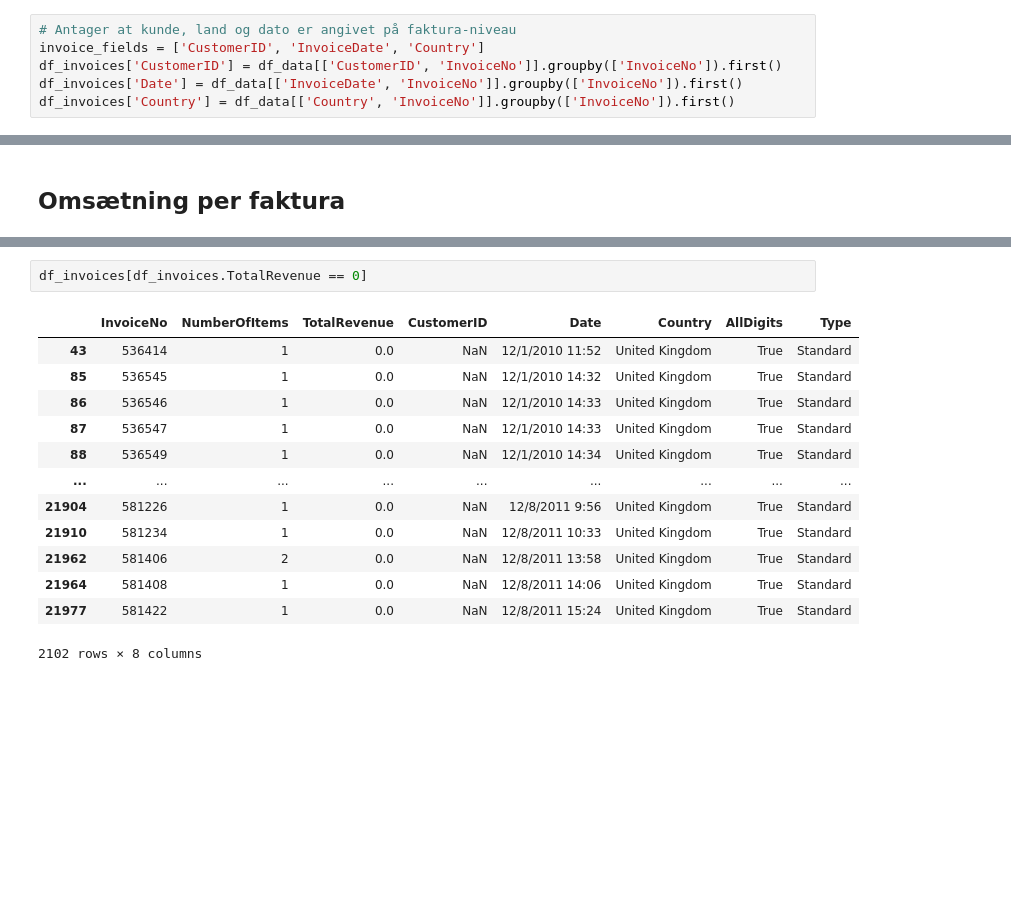
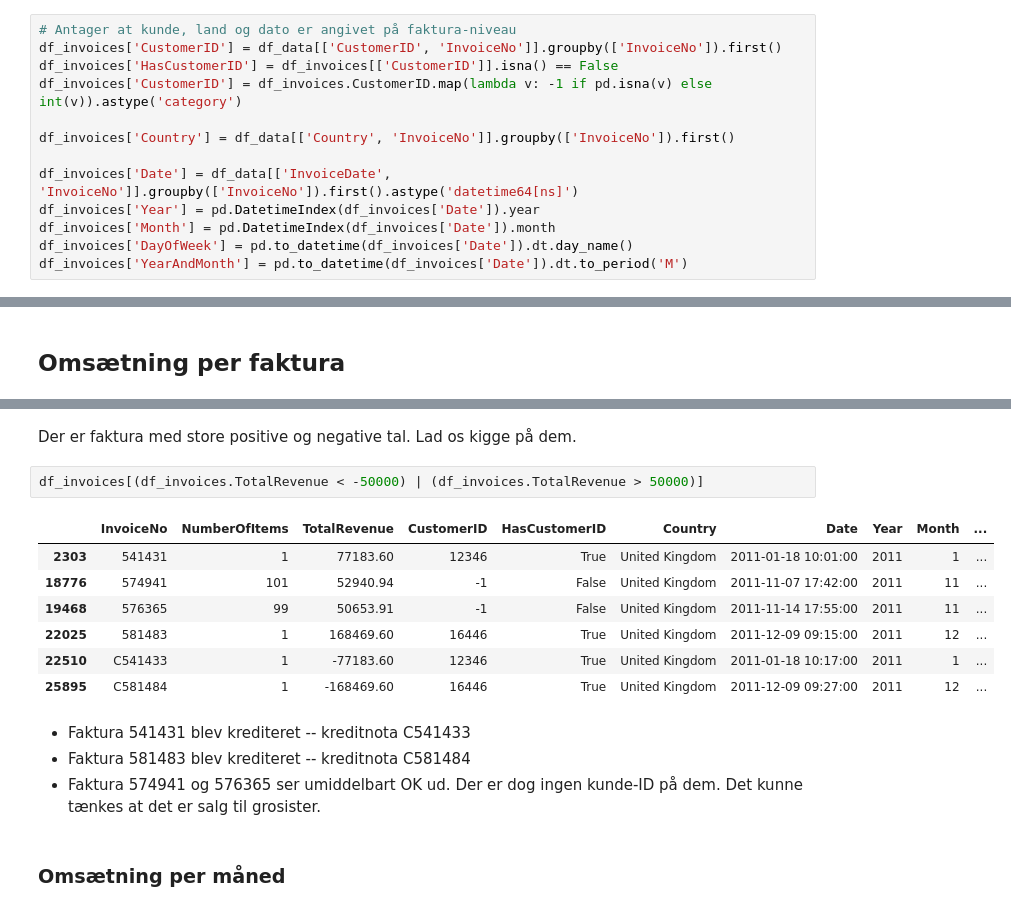
Before and after one commit to sheikhomar/casio, a Jupyter notebook: analysis.ipynb, the cells around one changed output, grey strips where cells are left out. Saved outputs shown, nothing was run; the diff lists cells and outputs as text; blank space fills up the shorter version.

Commit message:
Revenue analysis.

```diff
--- a/analysis.ipynb
+++ b/analysis.ipynb
@@ -87,12 +89,19 @@ df_invoices = df_invoices.rename(columns={'StockCode': 'NumberOfItems'})
 # %%
 df_data['Revenue'] = df_data['Quantity'] * df_data['UnitPrice']
 df_invoices['TotalRevenue'] = df_data[['Revenue', 'InvoiceNo']].groupby(['InvoiceNo']).sum()
-# %%
-# Antager at kunde, land og dato er angivet på faktura-niveau
-invoice_fields = ['CustomerID', 'InvoiceDate', 'Country']
-df_invoices['CustomerID'] = df_data[['CustomerID', 'InvoiceNo']].groupby(['InvoiceNo']).first()
-df_invoices['Date'] = df_data[['InvoiceDate', 'InvoiceNo']].groupby(['InvoiceNo']).first()
-df_invoices['Country'] = df_data[['Country', 'InvoiceNo']].groupby(['InvoiceNo']).first()
+# %%
+# Antager at kunde, land og dato er angivet på faktura-niveau
+df_invoices['CustomerID'] = df_data[['CustomerID', 'InvoiceNo']].groupby(['InvoiceNo']).first()
+df_invoices['HasCustomerID'] = df_invoices[['CustomerID']].isna() == False
+df_invoices['CustomerID'] = df_invoices.CustomerID.map(lambda v: -1 if pd.isna(v) else int(v)).astype('category')
+
+df_invoices['Country'] = df_data[['Country', 'InvoiceNo']].groupby(['InvoiceNo']).first()
+
+df_invoices['Date'] = df_data[['InvoiceDate', 'InvoiceNo']].groupby(['InvoiceNo']).first().astype('datetime64[ns]')
+df_invoices['Year'] = pd.DatetimeIndex(df_invoices['Date']).year
+df_invoices['Month'] = pd.DatetimeIndex(df_invoices['Date']).month
+df_invoices['DayOfWeek'] = pd.to_datetime(df_invoices['Date']).dt.day_name()
+df_invoices['YearAndMonth'] = pd.to_datetime(df_invoices['Date']).dt.to_period('M')
 # %%
 df_invoices.reset_index(inplace=True)
 # %%
@@ -225,16 +240,18 @@ df_invoices.head()
+# %% [markdown]
+Der er faktura med store positive og negative tal. Lad os kigge på dem.
 # %%
-df_invoices[df_invoices.TotalRevenue == 0]
+df_invoices[(df_invoices.TotalRevenue < -50000) | (df_invoices.TotalRevenue > 50000)]
 # %% [output]
-|  | InvoiceNo | NumberOfItems | TotalRevenue | CustomerID | Date | Country | AllDigits | Type |
-| 43 | 536414 | 1 | 0.0 | NaN | 12/1/2010 11:52 | United Kingdom | True | Standard |
-| 85 | 536545 | 1 | 0.0 | NaN | 12/1/2010 14:32 | United Kingdom | True | Standard |
-| 86 | 536546 | 1 | 0.0 | NaN | 12/1/2010 14:33 | United Kingdom | True | Standard |
-| 87 | 536547 | 1 | 0.0 | NaN | 12/1/2010 14:33 | United Kingdom | True | Standard |
-| 88 | 536549 | 1 | 0.0 | NaN | 12/1/2010 14:34 | United Kingdom | True | Standard |
-| ... | ... | ... | ... | ... | ... | ... | ... | ... |
-| 21904 | 581226 | 1 | 0.0 | NaN | 12/8/2011 9:56 | United Kingdom | True | Standard |
-| 21910 | 581234 | 1 | 0.0 | NaN | 12/8/2011 10:33 | United Kingdom | True | Standard |
-| 21962 | 581406 | 2 | 0.0 | NaN | 12/8/2011 13:58 | United Kingdom | True | Standard |
-| 21964 | 581408 | 1 | 0.0 | NaN | 12/8/2011 14:06 | United Kingdom | True | Standard |
-| 21977 | 581422 | 1 | 0.0 | NaN | 12/8/2011 15:24 | United Kingdom | True | Standard |
+|  | InvoiceNo | NumberOfItems | TotalRevenue | CustomerID | HasCustomerID | Country | Date | Year | Month | ... |
+| 2303 | 541431 | 1 | 77183.60 | 12346 | True | United Kingdom | 2011-01-18 10:01:00 | 2011 | 1 | ... |
+| 18776 | 574941 | 101 | 52940.94 | -1 | False | United Kingdom | 2011-11-07 17:42:00 | 2011 | 11 | ... |
+| 19468 | 576365 | 99 | 50653.91 | -1 | False | United Kingdom | 2011-11-14 17:55:00 | 2011 | 11 | ... |
+| 22025 | 581483 | 1 | 168469.60 | 16446 | True | United Kingdom | 2011-12-09 09:15:00 | 2011 | 12 | ... |
+| 22510 | C541433 | 1 | -77183.60 | 12346 | True | United Kingdom | 2011-01-18 10:17:00 | 2011 | 1 | ... |
+| 25895 | C581484 | 1 | -168469.60 | 16446 | True | United Kingdom | 2011-12-09 09:27:00 | 2011 | 12 | ... |
-2102 rows × 8 columns
+# %% [markdown]
+- Faktura 541431 blev krediteret -- kreditnota C541433
+- Faktura 581483 blev krediteret -- kreditnota C581484
+- Faktura 574941 og 576365 ser umiddelbart OK ud. Der er dog ingen kunde-ID på dem. Det kunne tænkes at det er salg til grosister.
+# %% [markdown]
+### Omsætning per måned
```
Also changed, not shown: parts of 24 cells of this notebook.
